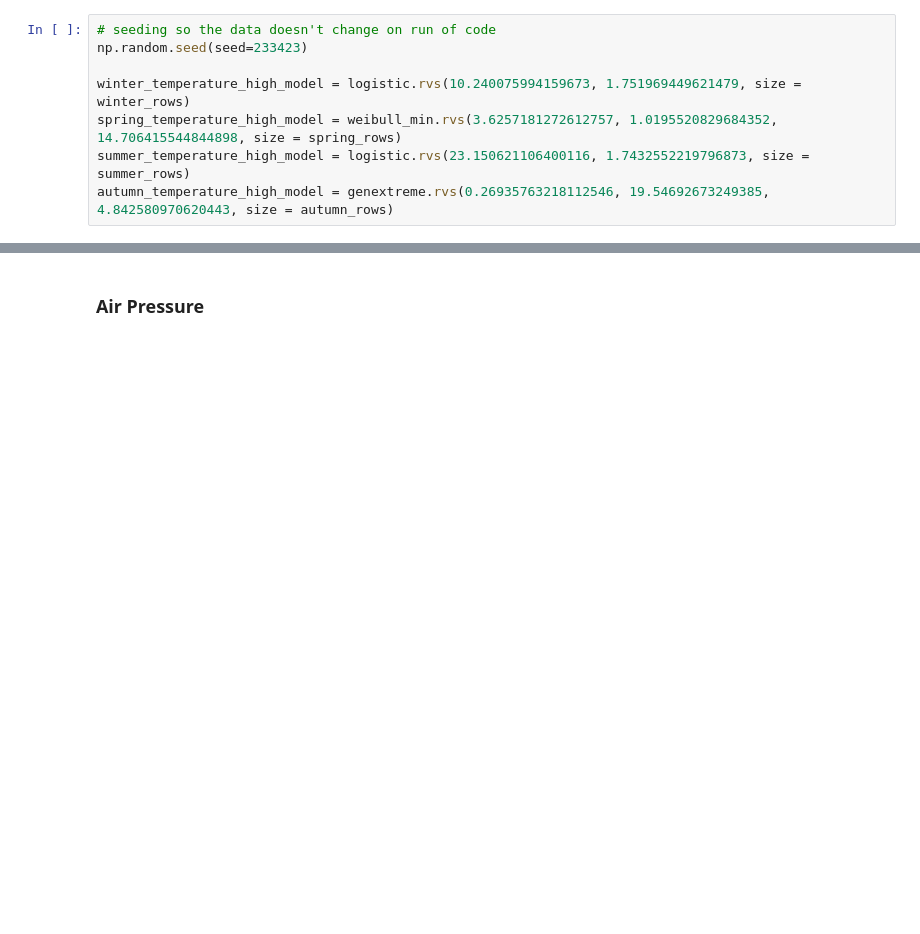
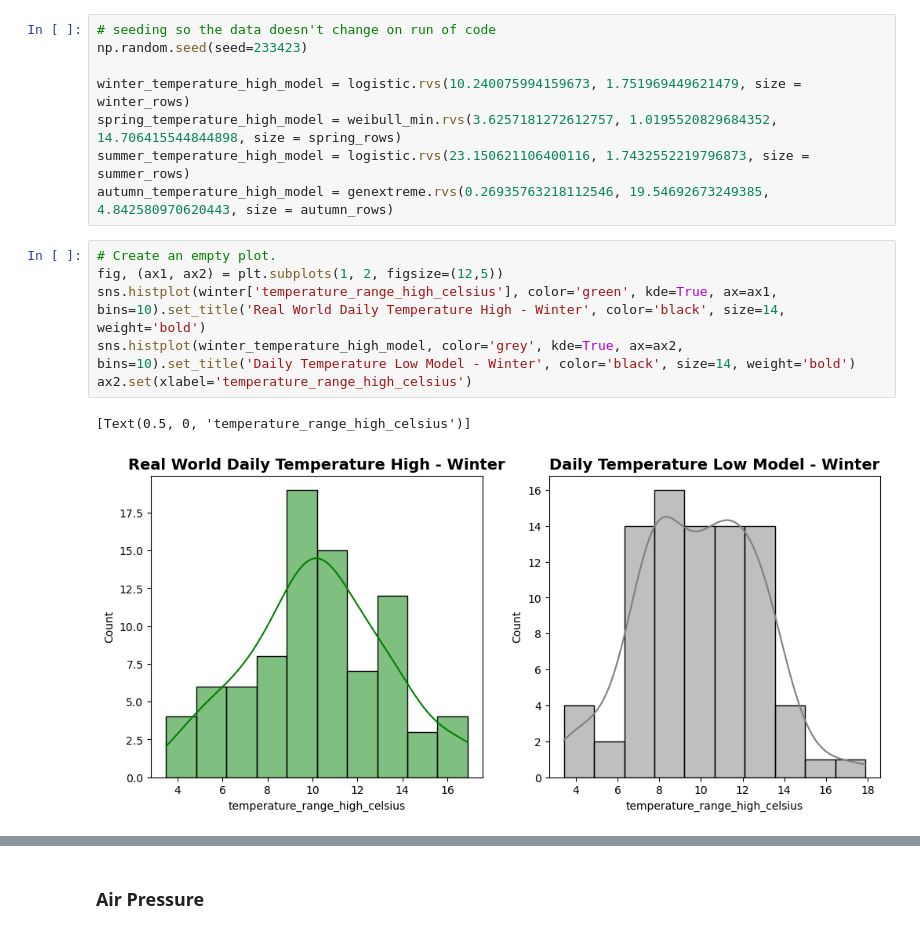
Before and after one commit to humphs078/ProgrammingforDataAnalysisAssignment_1, a Jupyter notebook: submission_notebook.ipynb, the cells around one changed output, grey strips where cells are left out. Drawn from its saved outputs; the diff is of its cells as text; blank space fills up the shorter version.

```diff
--- a/submission_notebook.ipynb
+++ b/submission_notebook.ipynb
@@ -1511,3 +1519,12 @@ winter_temperature_high_model = logistic.rvs(10.240075994159673, 1.7519694496214
 spring_temperature_high_model = weibull_min.rvs(3.6257181272612757, 1.0195520829684352, 14.706415544844898, size = spring_rows)
 summer_temperature_high_model = logistic.rvs(23.150621106400116, 1.7432552219796873, size = summer_rows)
 autumn_temperature_high_model = genextreme.rvs(0.26935763218112546, 19.54692673249385, 4.842580970620443, size = autumn_rows)
+# %%
+# Create an empty plot.
+fig, (ax1, ax2) = plt.subplots(1, 2, figsize=(12,5))
+sns.histplot(winter['temperature_range_high_celsius'], color='green', kde=True, ax=ax1, bins=10).set_title('Real World Daily Temperature High - Winter', color='black', size=14, weight='bold')
+sns.histplot(winter_temperature_high_model, color='grey', kde=True, ax=ax2, bins=10).set_title('Daily Temperature Low Model - Winter', color='black', size=14, weight='bold')
+ax2.set(xlabel='temperature_range_high_celsius')
+# %% [output]
+[Text(0.5, 0, 'temperature_range_high_celsius')]
+[figure, added]
```
Also changed, not shown: parts of 20 cells of this notebook.
